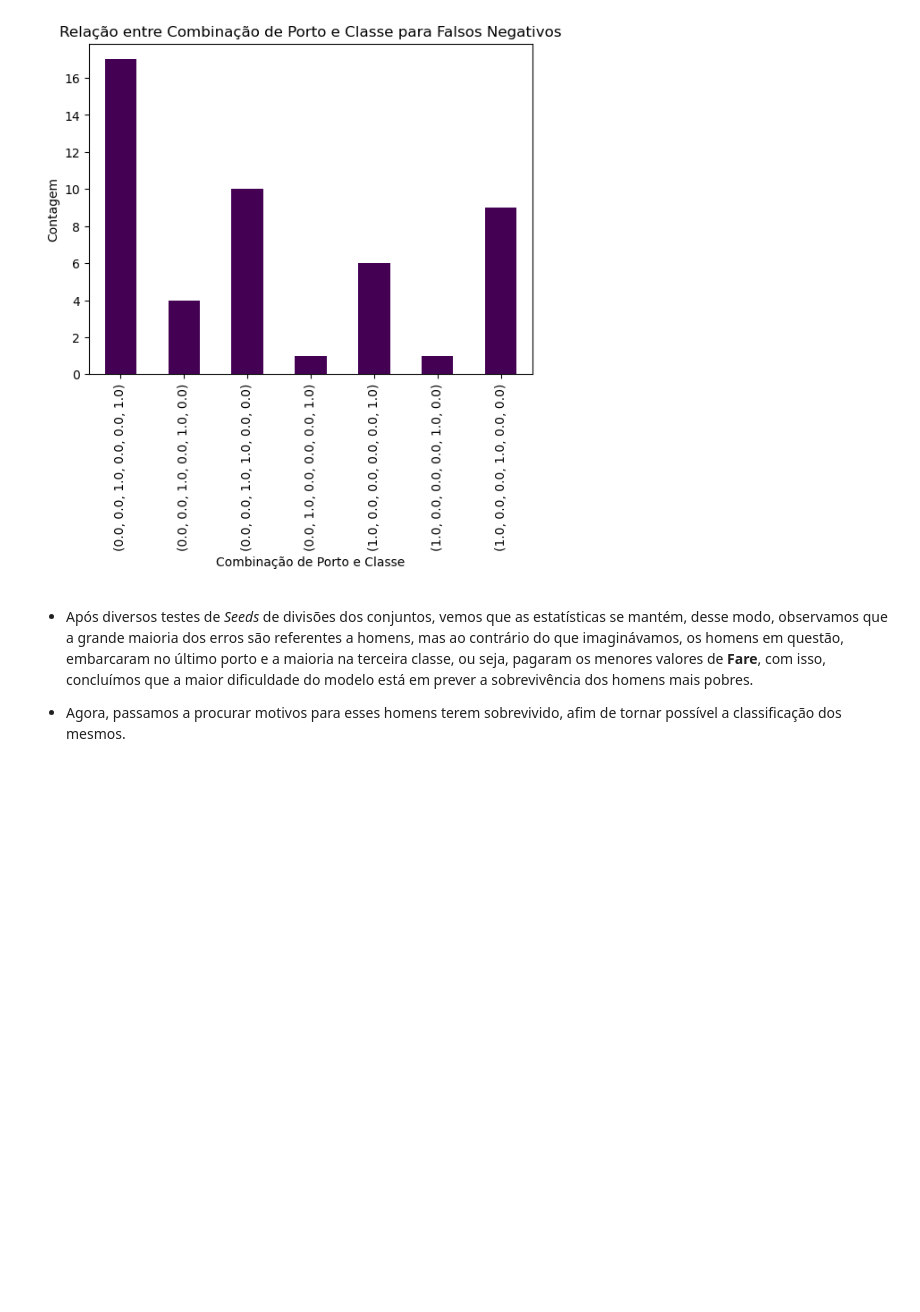
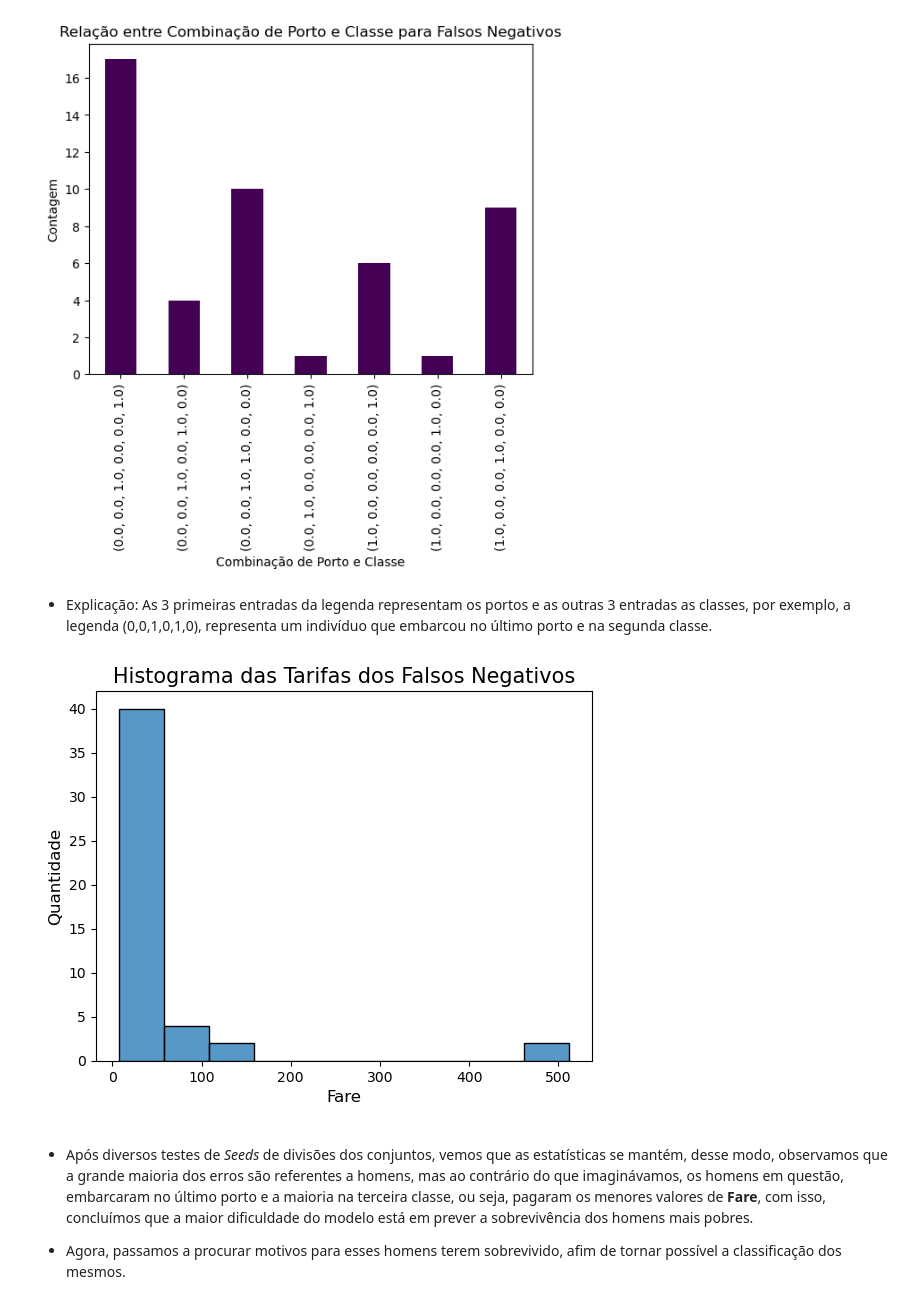
Before and after one commit to Edmurcn/Titanic, a Jupyter notebook: Passo-4.ipynb, the cells around one changed output. Saved outputs shown, nothing was run; the diff lists cells and outputs as text; code cells hidden in the pictures; blank space fills up the shorter version.

```diff
--- a/Passo-4.ipynb
+++ b/Passo-4.ipynb
@@ -115,6 +115,16 @@ plt.title('Relação entre Combinação de Porto e Classe para Falsos Negativos'
 plt.show()
 # %% [output]
 [figure]
+# %% [markdown]
+- Explicação: As 3 primeiras entradas da legenda representam os portos e as outras 3 entradas as classes, por exemplo, a legenda (0,0,1,0,1,0), representa um indivíduo que embarcou no último porto e na segunda classe.
+# %%
+sns.histplot(X_falneg[:,3], bins=10)
+plt.xlabel("Fare", fontsize=12)
+plt.ylabel("Quantidade", fontsize=12)
+plt.title("Histograma das Tarifas dos Falsos Negativos", fontsize=15)
+plt.show()
+# %% [output]
+[figure, added]
 # %% [markdown]
 - Após diversos testes de *Seeds* de divisões dos conjuntos, vemos que as estatísticas se mantém, desse modo, observamos que a grande maioria dos erros são referentes a homens, mas ao contrário do que imaginávamos, os homens em questão, embarcaram no último porto e a maioria na terceira classe, ou seja, pagaram os menores valores de **Fare**, com isso, concluímos que a maior dificuldade do modelo está em prever a sobrevivência dos homens mais pobres.
 
```
Also changed, not shown: parts of 14 cells of this notebook.
